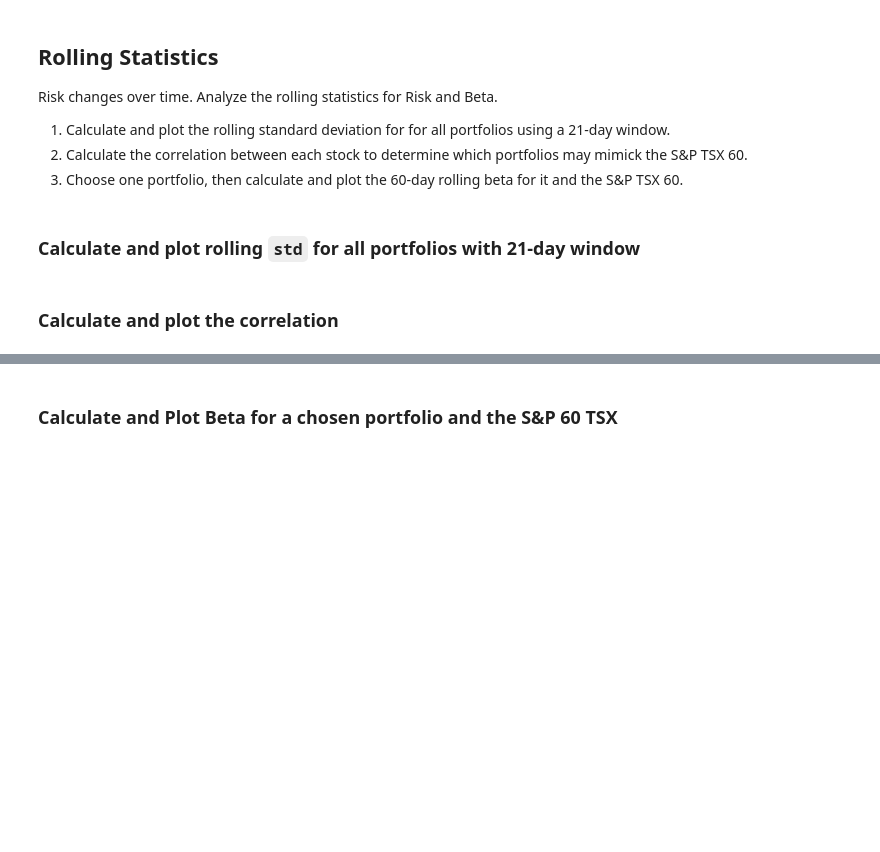
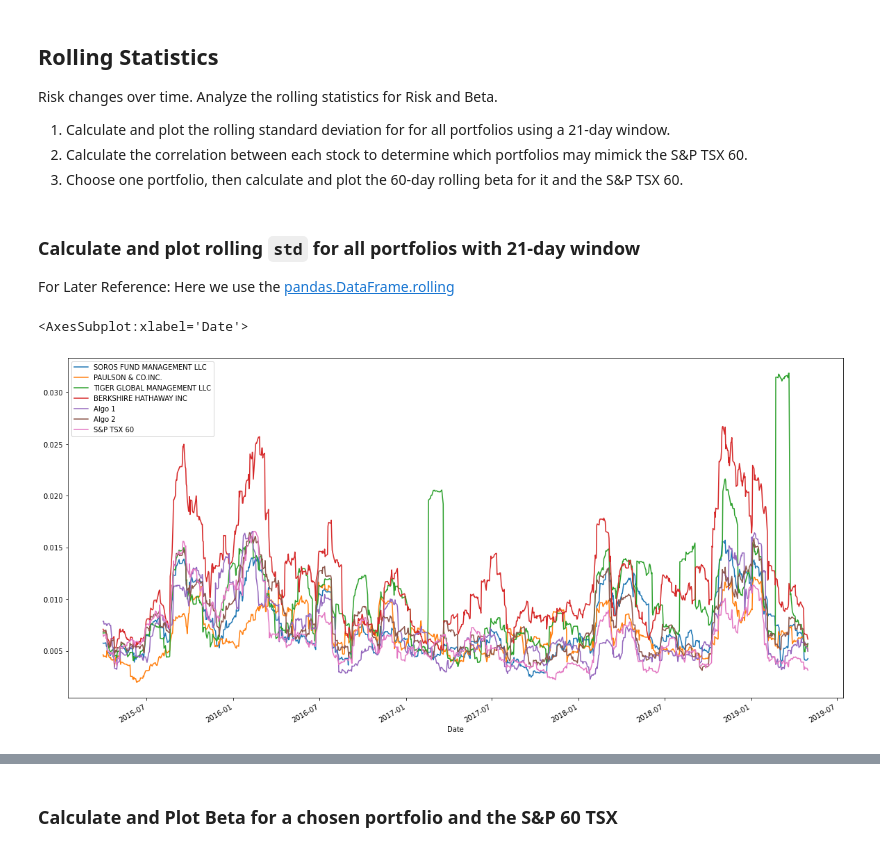
Before and after one commit to nomadic-me/Whale-Off-The-Portfolio, a Jupyter notebook: whale_analysis.ipynb, the cells around one changed output, grey strips where cells are left out. Drawn from its saved outputs; the diff is of its cells as text; code cells hidden in the pictures; blank space fills up the shorter version.

```diff
--- a/whale_analysis.ipynb
+++ b/whale_analysis.ipynb
@@ -443,9 +479,14 @@ Risk changes over time. Analyze the rolling statistics for Risk and Beta.
 3. Choose one portfolio, then calculate and plot the 60-day rolling beta for it and the S&P TSX 60.
 # %% [markdown]
 ### Calculate and plot rolling `std` for all portfolios with 21-day window
+
+For Later Reference: Here we use the [pandas.DataFrame.rolling](https://pandas.pydata.org/docs/reference/api/pandas.DataFrame.rolling.html)
 # %%
 # Calculate the rolling standard deviation for all portfolios using a 21-day window
+df_rolling_21_day_std_deviations = df_consolidated.rolling(window=21).std()
 
 # Plot the rolling standard deviation
+df_rolling_21_day_std_deviations.plot(figsize=(20,10))
+# %% [output]
+<AxesSubplot:xlabel='Date'>
+[figure, added]
-# %% [markdown]
-### Calculate and plot the correlation
```
Also changed, not shown: parts of 7 cells of this notebook.
